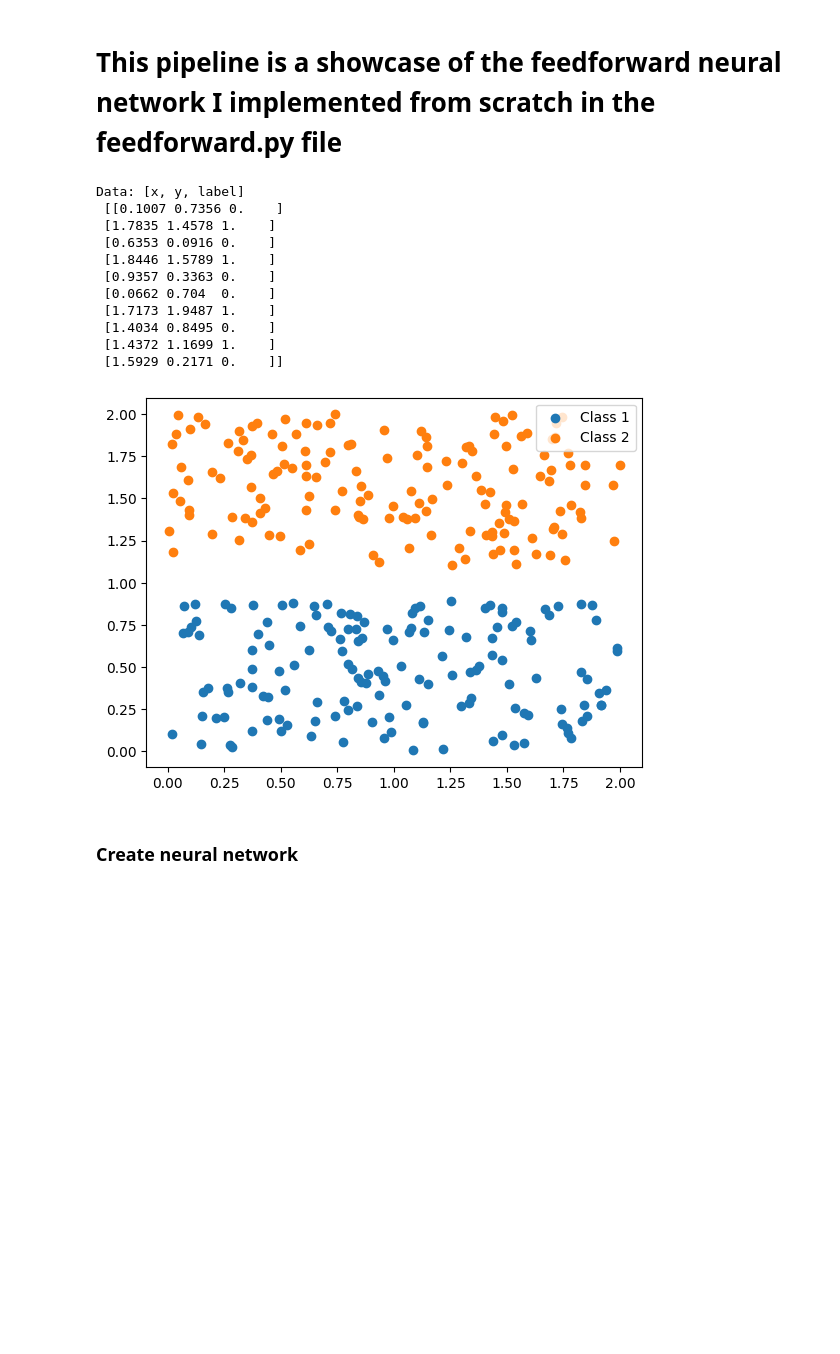
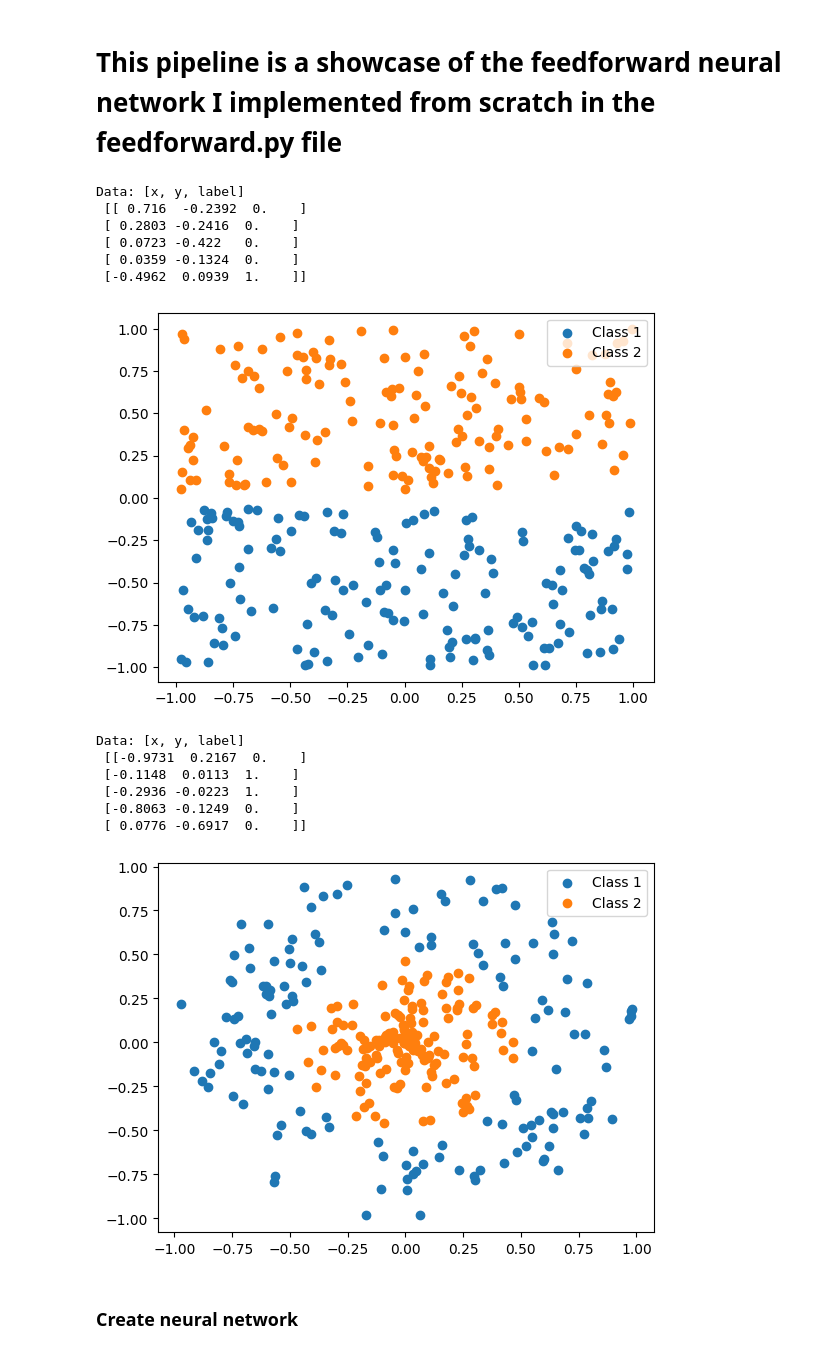
Before and after one commit to hkolstee/FeedforwardNN_from_scratch, a Jupyter notebook: feedforward.ipynb, the cells around one changed output. Drawn from its saved outputs; the diff is of its cells as text; code cells hidden in the pictures; blank space fills up the shorter version.

```diff
--- a/feedforward.ipynb
+++ b/feedforward.ipynb
@@ -9,29 +9,45 @@ np.set_printoptions(precision = 4, suppress = True)
 # %% [markdown]
 # This pipeline is a showcase of the feedforward neural network I implemented from scratch in the feedforward.py file
 # %%
-data = createData(150, 150)
-print("Data: [x, y, label]\n", data[0:10])
+# linear seperable
+data_linear = createDataLinear(150, 150)
+print("Data: [x, y, label]\n", data_linear[0:5])
 
 # divide into classes
-class1 = data[np.where(data[:,2] == 0)]
-class2 = data[np.where(data[:,2] == 1)]
+class1_linear = data_linear[np.where(data_linear[:,2] == 0)]
+class2_linear = data_linear[np.where(data_linear[:,2] == 1)]
 
-plt.scatter(class1[:,0], class1[:,1], label="Class 1")
-plt.scatter(class2[:,0], class2[:,1], label="Class 2")
+plt.scatter(class1_linear[:,0], class1_linear[:,1], label="Class 1")
+plt.scatter(class2_linear[:,0], class2_linear[:,1], label="Class 2")
 plt.legend(loc="upper right")
 plt.show()
+
+# not linear seperable
+data_circular = createDataCircular(150, 150)
+print("Data: [x, y, label]\n", data_circular[0:5])
+
+# divide into classes
+class1_circular = data_circular[np.where(data_circular[:,2] == 0)]
+class2_circular = data_circular[np.where(data_circular[:,2] == 1)]
+
+plt.scatter(class1_circular[:,0], class1_circular[:,1], label="Class 1")
+plt.scatter(class2_circular[:,0], class2_circular[:,1], label="Class 2")
+plt.legend(loc="upper right")
+plt.show()
 # %% [output]
 Data: [x, y, label]
- [[0.1007 0.7356 0.    ]
- [1.7835 1.4578 1.    ]
- [0.6353 0.0916 0.    ]
- [1.8446 1.5789 1.    ]
- [0.9357 0.3363 0.    ]
- [0.0662 0.704  0.    ]
- [1.7173 1.9487 1.    ]
- [1.4034 0.8495 0.    ]
- [1.4372 1.1699 1.    ]
- [1.5929 0.2171 0.    ]]
+ [[ 0.716  -0.2392  0.    ]
+ [ 0.2803 -0.2416  0.    ]
+ [ 0.0723 -0.422   0.    ]
+ [ 0.0359 -0.1324  0.    ]
+ [-0.4962  0.0939  1.    ]]
-[figure, old version]
+[figure, new version]
+Data: [x, y, label]
+ [[-0.9731  0.2167  0.    ]
+ [-0.1148  0.0113  1.    ]
+ [-0.2936 -0.0223  1.    ]
+ [-0.8063 -0.1249  0.    ]
+ [ 0.0776 -0.6917  0.    ]]
+[figure, added]
 # %% [markdown]
 ### Create neural network
```
Also changed, not shown: parts of 8 cells of this notebook, 1 other file.
